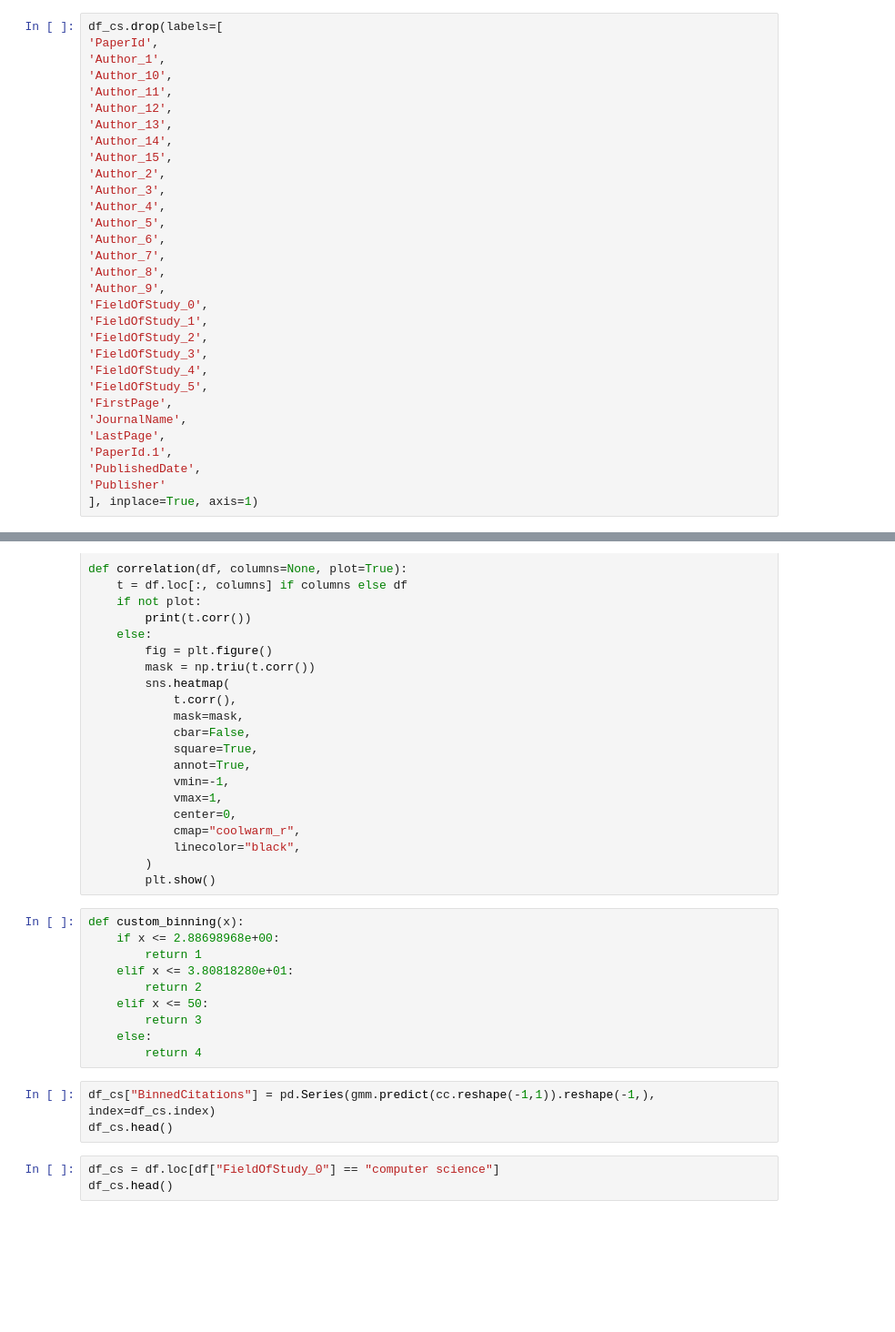
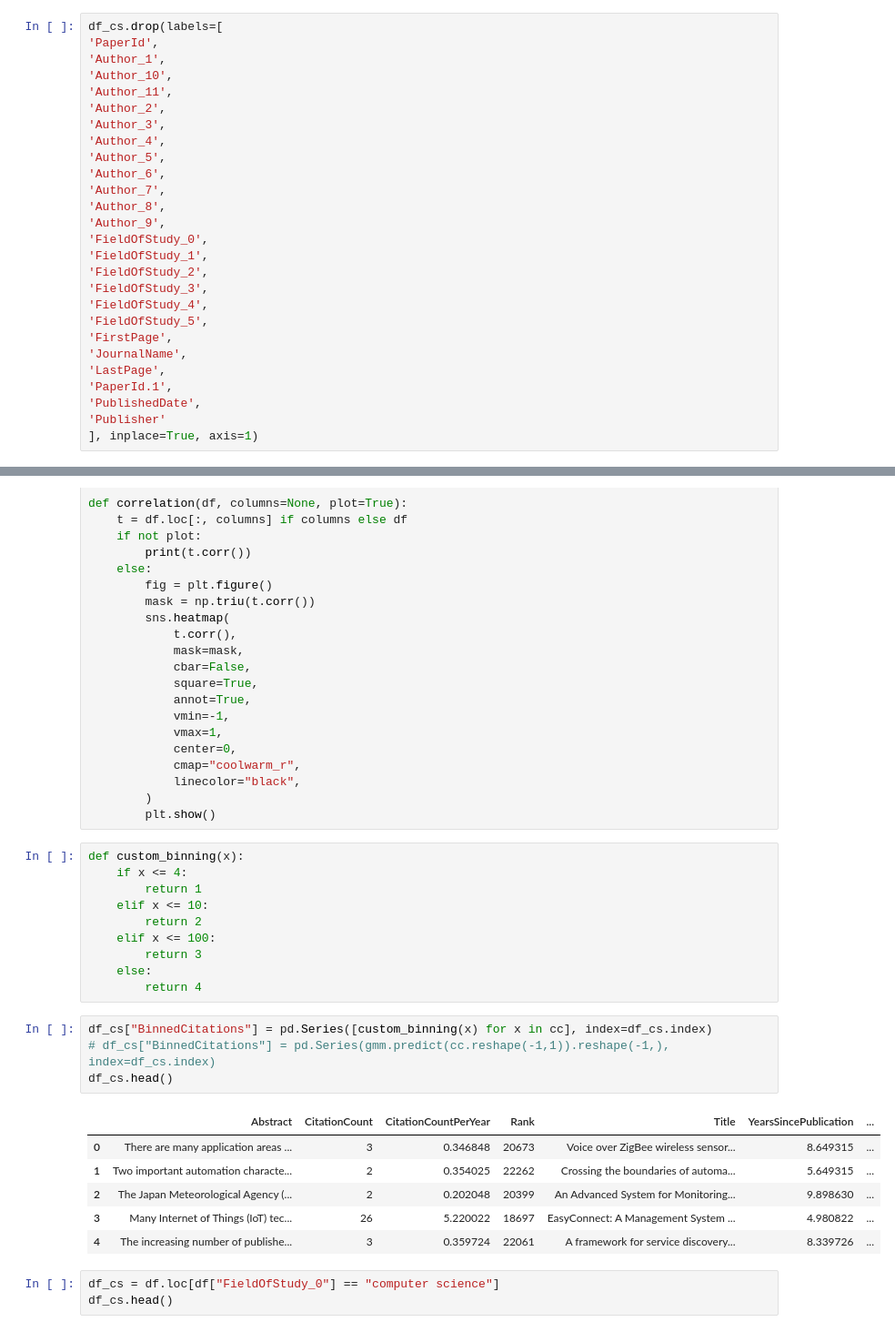
Before and after one commit to anton164/predicting-citation-counts, a Jupyter notebook: notebooks/jan_exploration.ipynb, the cells around one changed output, grey strips where cells are left out. Shown: that part at 91% size. Cells and saved outputs as stored; diff of their text form; blank space fills up the shorter version.

```diff
--- a/notebooks/jan_exploration.ipynb
+++ b/notebooks/jan_exploration.ipynb
@@ -86,10 +88,6 @@ df_cs.drop(labels=[
 'Author_1',
 'Author_10',
 'Author_11',
-'Author_12',
-'Author_13',
-'Author_14',
-'Author_15',
 'Author_2',
 'Author_3',
 'Author_4',
@@ -145,17 +143,25 @@ def correlation(df, columns=None, plot=True):
         plt.show()
 # %%
 def custom_binning(x):
-    if x <= 2.88698968e+00:
+    if x <= 4:
         return 1
-    elif x <= 3.80818280e+01:
+    elif x <= 10:
         return 2
-    elif x <= 50:
+    elif x <= 100:
         return 3
     else:
         return 4
 # %%
-df_cs["BinnedCitations"] = pd.Series(gmm.predict(cc.reshape(-1,1)).reshape(-1,), index=df_cs.index)
+df_cs["BinnedCitations"] = pd.Series([custom_binning(x) for x in cc], index=df_cs.index)
+# df_cs["BinnedCitations"] = pd.Series(gmm.predict(cc.reshape(-1,1)).reshape(-1,), index=df_cs.index)
 df_cs.head()
+# %% [output]
+|  | Abstract | CitationCount | CitationCountPerYear | Rank | Title | YearsSincePublication | ... |
+| 0 | There are many application areas ... | 3 | 0.346848 | 20673 | Voice over ZigBee wireless sensor... | 8.649315 | ... |
+| 1 | Two important automation characte... | 2 | 0.354025 | 22262 | Crossing the boundaries of automa... | 5.649315 | ... |
+| 2 | The Japan Meteorological Agency (... | 2 | 0.202048 | 20399 | An Advanced System for Monitoring... | 9.898630 | ... |
+| 3 | Many Internet of Things (IoT) tec... | 26 | 5.220022 | 18697 | EasyConnect: A Management System ... | 4.980822 | ... |
+| 4 | The increasing number of publishe... | 3 | 0.359724 | 22061 | A framework for service discovery... | 8.339726 | ... |
 # %%
 df_cs = df.loc[df["FieldOfStudy_0"] == "computer science"]
 df_cs.head()
```
Also changed, not shown: parts of 8 cells of this notebook.
